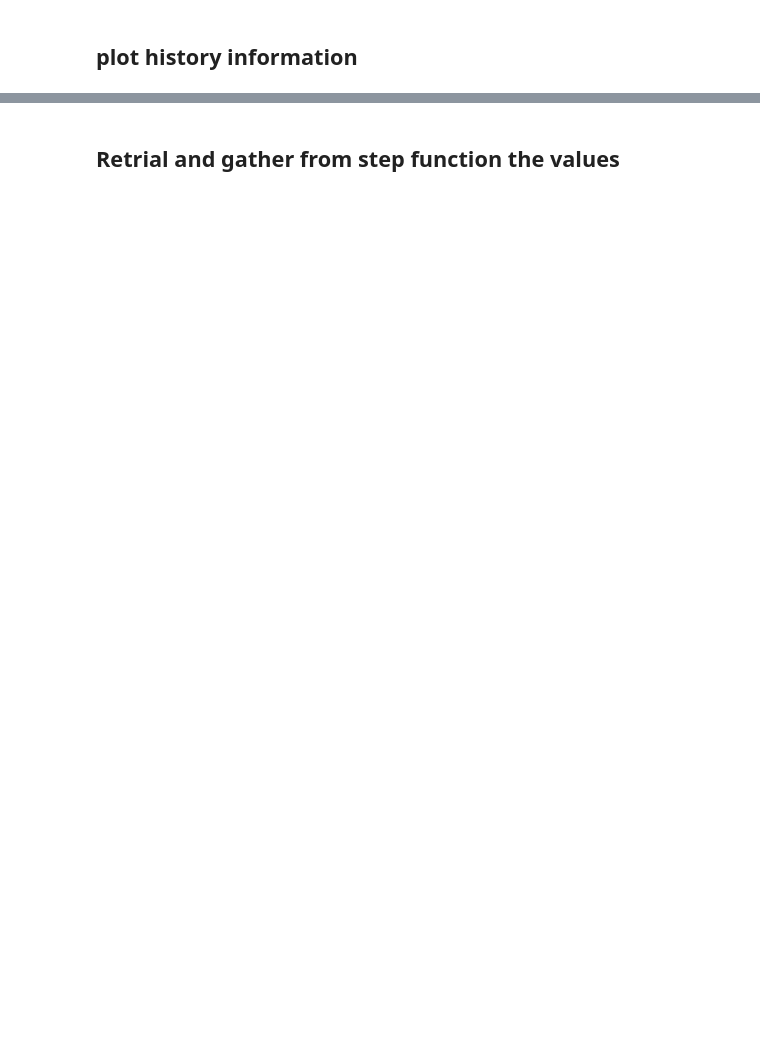
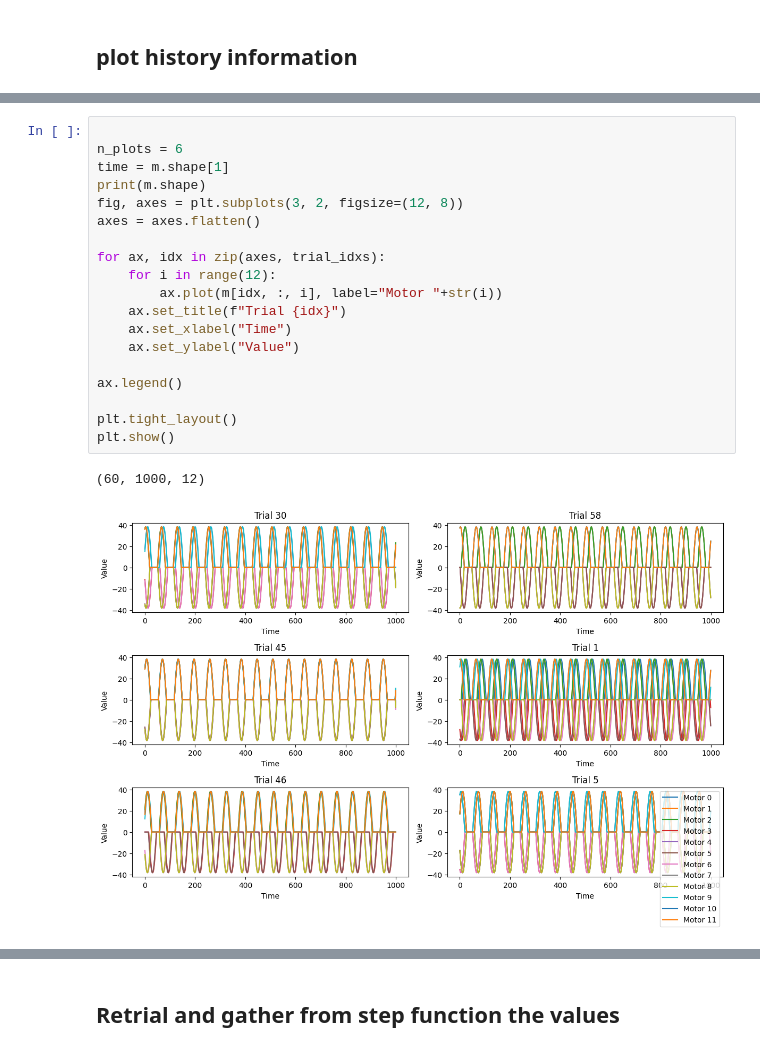
Before and after one commit to shepai/Quadruped, a Jupyter notebook: Code/GAs/new_review.ipynb, the cells around one changed output, grey strips where cells are left out. Cells and saved outputs as stored; diff of their text form; blank space fills up the shorter version.

```diff
--- a/Code/GAs/new_review.ipynb
+++ b/Code/GAs/new_review.ipynb
@@ -192,0 +248,22 @@ plt.show()
+# %%
+
+n_plots = 6
+time = m.shape[1]
+print(m.shape)
+fig, axes = plt.subplots(3, 2, figsize=(12, 8))
+axes = axes.flatten()
+
+for ax, idx in zip(axes, trial_idxs):
+    for i in range(12):
+        ax.plot(m[idx, :, i], label="Motor "+str(i))
+    ax.set_title(f"Trial {idx}")
+    ax.set_xlabel("Time")
+    ax.set_ylabel("Value")
+
+ax.legend()
+
+plt.tight_layout()
+plt.show()
+# %% [output]
+(60, 1000, 12)
+[figure, added]
```
Also changed, not shown: parts of 8 cells of this notebook.
